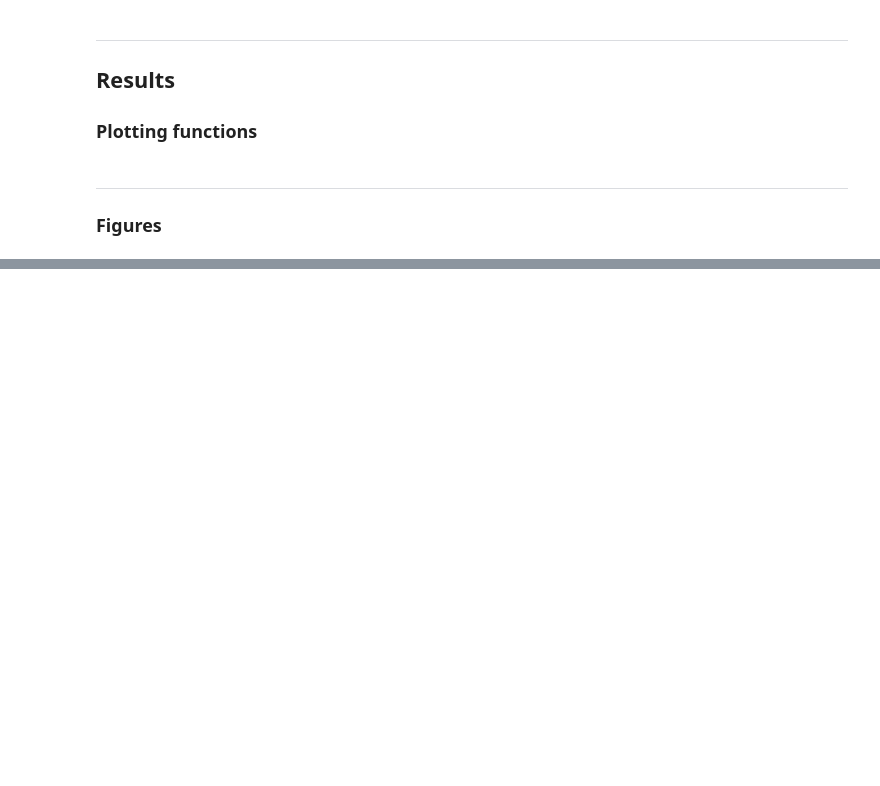
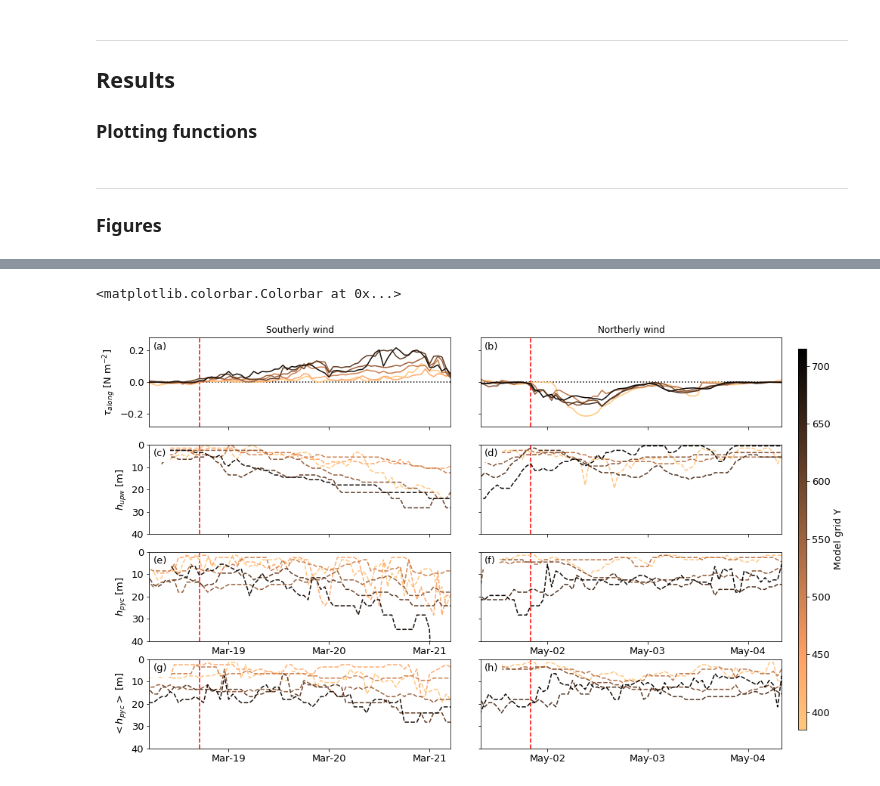
Before and after one commit to SalishSeaCast/SoG_upwelling_EOF_paper, a Jupyter notebook: notebooks/Upwelling_analysis.ipynb, the cells around one changed output, grey strips where cells are left out. Saved outputs shown, nothing was run; the diff lists cells and outputs as text; code cells hidden in the pictures; blank space fills up the shorter version.

```diff
--- a/notebooks/Upwelling_analysis.ipynb
+++ b/notebooks/Upwelling_analysis.ipynb
@@ -186,0 +422,50 @@ def plot_property_space():
+# %%
+# Plot wind events
+timeseries = calc_timeseries()
+# %%
+# Make figure
+fig, axs = plt.subplots(4, 2, figsize=(15, 10), gridspec_kw={'wspace': 0.1})
+cmap = plt.get_cmap('copper_r')
+ylims, ylabels = [(-0.28, 0.28), (40, 0), (40, 0), (40, 0)], ['$\\tau_{along}$ [N m$^{-2}$]', '$h_{upw}$ [m]', '$h_{pyc}$ [m]', '$<h_{pyc}>$ [m]']
+
+# Loop through coasts
+for col, panel, coast, titlestr in zip(range(2), axs.T, ['S', 'N'], ['Southerly', 'Northerly']):
+
+    panel[0].set_title(f'{titlestr} wind', size=12)
+
+    # Parse info
+    event = parse(events[coast][1])
+    timerange = [event + timedelta(hours=h) for h in [-12, 60]]
+    jmin, jmax = [getattr(sections[coast]['ji'][0], attr)() for attr in ['min', 'max']]
+    jdelta = jmax - jmin
+
+    # Preliminary plot formatting
+    panel[0].plot(timerange, [0, 0], 'k:')
+    panel[0].xaxis.set_ticks([])
+    panel[0].xaxis.set_ticklabels('')
+    for n, ax, ylim, ylabel in zip(range(4), panel, ylims, ylabels):
+        ax.plot([event, event], ylim, 'r--')
+        ax.set_xlim(timerange)
+        ax.set_ylim(ylim)
+        ax.xaxis.set_major_locator(dates.DayLocator())
+        ax.xaxis.set_major_formatter(dates.DateFormatter('%b-%d'))
+        ax.text(0.013, 0.87, f'({chr(97+n*2+col)})', transform=ax.transAxes, bbox={'facecolor': 'w', 'edgecolor': 'w'})
+        if coast == 'S': ax.set_ylabel(ylabel)
+        else: ax.yaxis.set_ticklabels('')
+        if n < 2: ax.xaxis.set_ticklabels('')
+
+    # Loop through sections
+    for j in sections[coast]['ji'][0][::10]:
+        for ax, key, var, linestyle in zip(panel, ['HRDPS', 'NEMO', 'NEMO', 'NEMO'], ['tau', 'h_u', 'h_s', 'h_s_avg'], ['-', '--', '--', '--']):
+            ax.plot(
+                timeseries[event][key]['time'], timeseries[event][key][var][j],
+                color=cmap((j - jmin)/jdelta), linestyle=linestyle,
+            )
+
+cax = fig.add_axes([0.92, 0.16, 0.01, 0.7])
+fig.colorbar(cm.ScalarMappable(norm=colors.Normalize(vmin=jmin, vmax=jmax), cmap=cmap), cax=cax, label='Model grid Y')
+
+#fig.savefig('/home/bmoorema/Desktop/figs_2020/mixing_vs_upwelling.pdf', bbox_inches='tight')
+# %% [output]
+<matplotlib.colorbar.Colorbar at 0x...>
+[figure, added]
```
Also changed, not shown: parts of 14 cells of this notebook, 7 other files.
